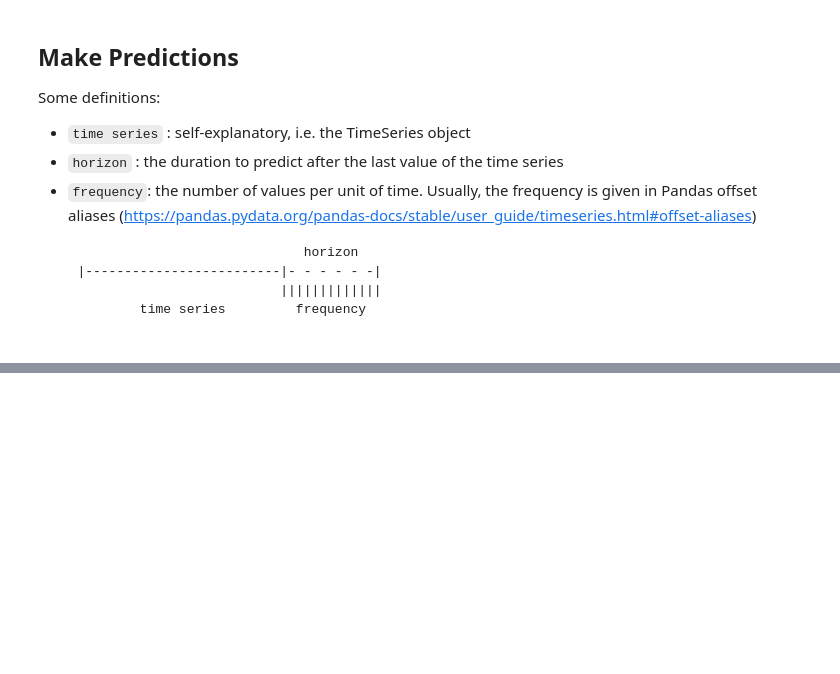
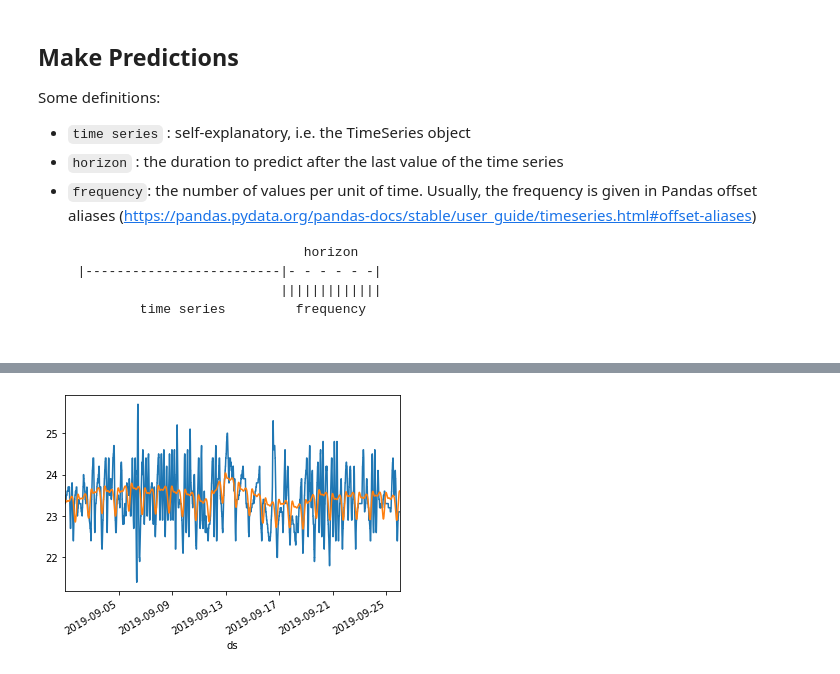
Before and after one commit to timeatlas-dev/timeatlas, a Jupyter notebook: docs/scrapbook.ipynb, the cells around one changed output, grey strips where cells are left out. Saved outputs shown, nothing was run; the diff lists cells and outputs as text; code cells hidden in the pictures; blank space fills up the shorter version.

```diff
--- a/docs/scrapbook.ipynb
+++ b/docs/scrapbook.ipynb
@@ -92,0 +125,16 @@ from timeatlas.detectors import Surprise
+# %%
+# Create the base of the detector.
+# i.e. this detector is based on this model and compute this error
+d = detectors.Surprise()
+
+# Fit the detector to a defined time series
+# - compute the re, re_norm
+a = d.compute(m1, ts, metrics.relative_error)\
+    .normalize("minmax")\
+    .set_alerts("quantile", [0.85, 0.95])\
+    .detect(ts)
+# %%
+d.truth.plot()
+d.prediction.plot()
+# %% [output]
+[figure, added]
```
Also changed, not shown: parts of 22 cells of this notebook, 14 other files.
